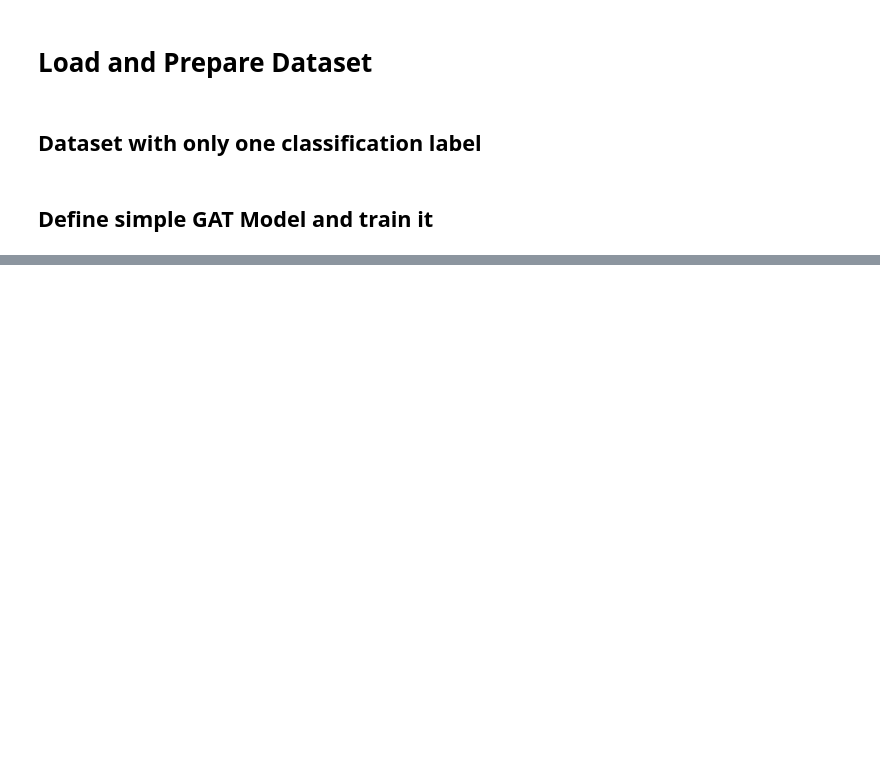
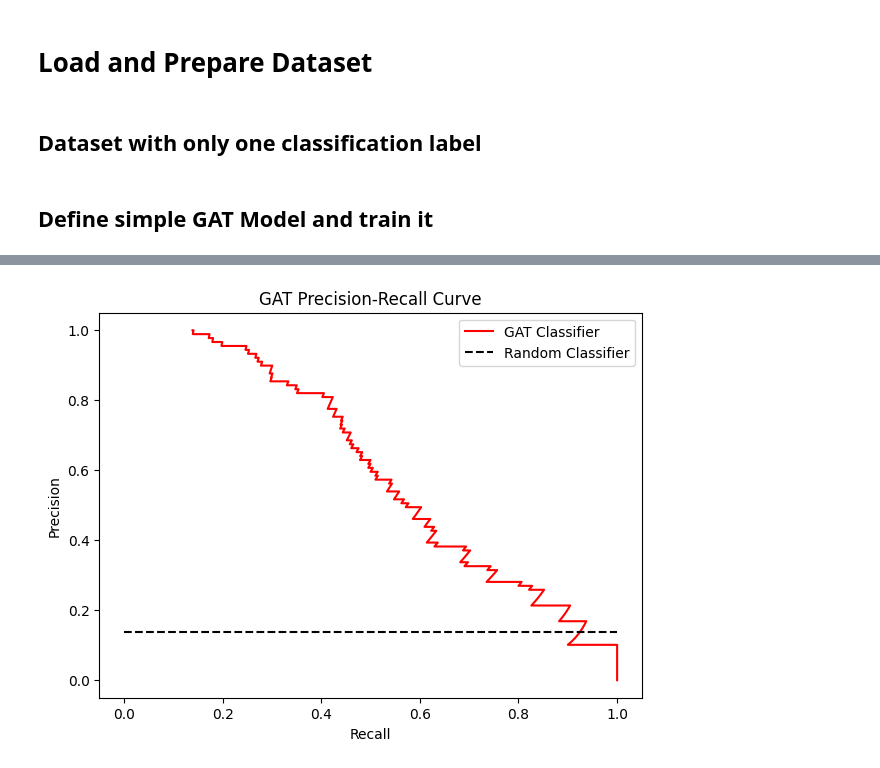
Before and after one commit to ShaswataRoy/xAI_Drug, a Jupyter notebook: Max/TOX21_GAT.ipynb, the cells around one changed output, grey strips where cells are left out. Saved outputs shown, nothing was run; the diff lists cells and outputs as text; code cells hidden in the pictures; blank space fills up the shorter version.

```diff
--- a/Max/TOX21_GAT.ipynb
+++ b/Max/TOX21_GAT.ipynb
@@ -149,0 +137,16 @@ Test loss: 0.2643, test acc 0.8969, test_auc 0.8802
+# %%
+# AUC by class
+pos_ratio = y_true_bin.sum().item()/len(y_true_bin)
+y_true_bin = label_binarize(labels.numpy(), classes=np.arange(2))
+plt.figure(figsize=(7,5))
+fpr, tpr, _ = precision_recall_curve(y_true_bin[:, 0], pred_probs.numpy())
+plt.plot(fpr, tpr, "r-", label="GAT Classifier")
+plt.plot([0,1], [pos_ratio,pos_ratio], "k--", label="Random Classifier")
+plt.xlabel("Recall")
+plt.ylabel("Precision")
+plt.title("GAT Precision-Recall Curve")
+plt.legend()
+plt.savefig('GAT_PR_curve.pdf')
+plt.show()
+# %% [output]
+[figure, added]
```
Also changed, not shown: parts of 20 cells of this notebook, 3 other files.
